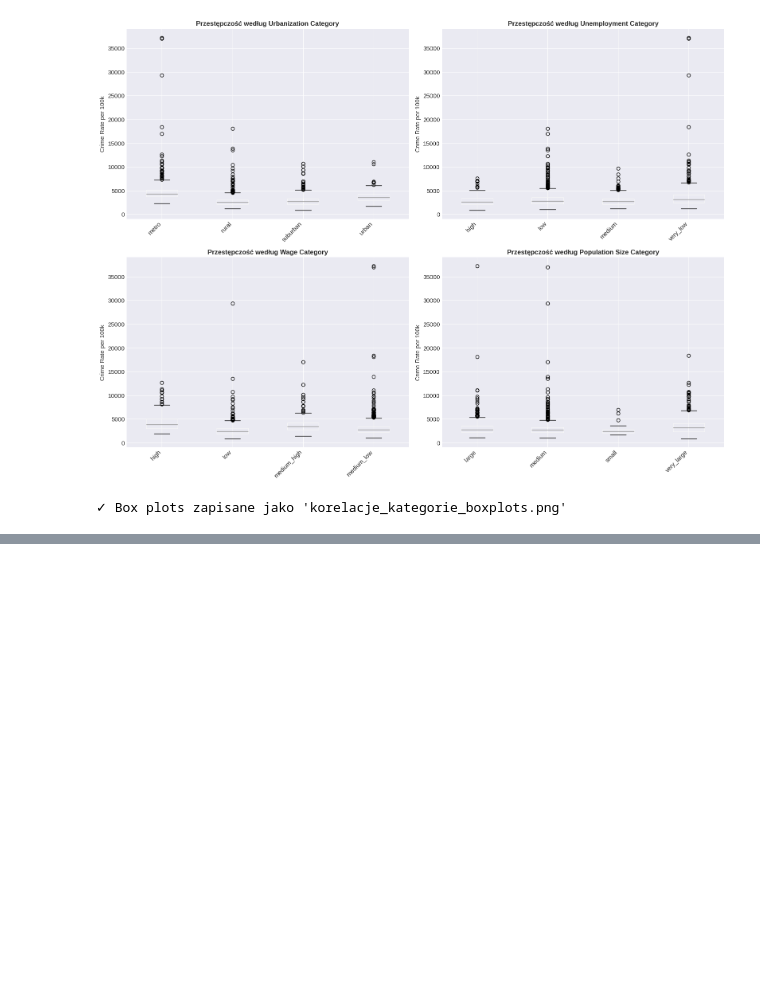
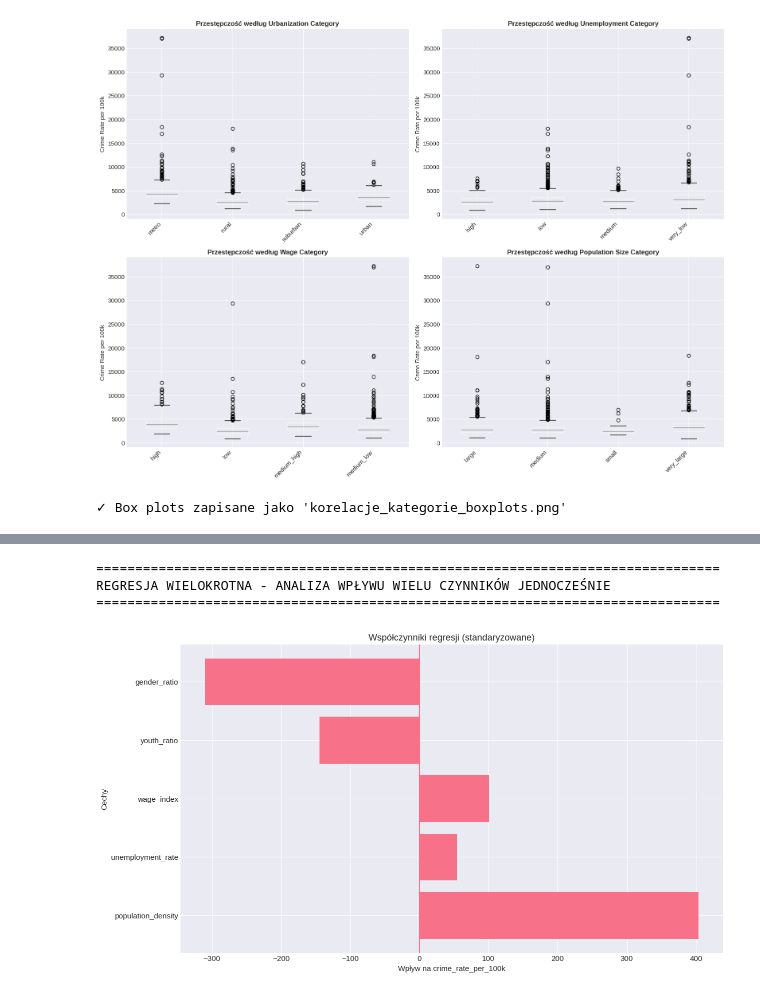
Before and after one commit to imizgun/polish-crimes-eda, a Jupyter notebook: polish_crimes_eda.ipynb, the cells around one changed output, grey strips where cells are left out. Saved outputs shown, nothing was run; the diff lists cells and outputs as text; code cells hidden in the pictures; blank space fills up the shorter version.

Commit message:
multi line regression, random tree & crime map

```diff
--- a/polish_crimes_eda.ipynb
+++ b/polish_crimes_eda.ipynb
@@ -801,0 +826,44 @@ print("="*80)
+# %%
+print("="*80)
+print("REGRESJA WIELOKROTNA - ANALIZA WPŁYWU WIELU CZYNNIKÓW JEDNOCZEŚNIE")
+print("="*80)
+
+features = [
+    "population_density",
+    "unemployment_rate",
+    "wage_index",
+    "youth_ratio",
+    "gender_ratio"
+]
+
+X = df_ml_ready[features]
+y = df_ml_ready["crime_rate_per_100k"]
+
+# Standaryzacja cech
+scaler = StandardScaler()
+X_scaled = scaler.fit_transform(X)
+
+X_scaled = sm.add_constant(X_scaled)
+
+model = sm.OLS(y, X_scaled).fit()
+# %% [output]
+================================================================================
+REGRESJA WIELOKROTNA - ANALIZA WPŁYWU WIELU CZYNNIKÓW JEDNOCZEŚNIE
+================================================================================
+# %%
+coef_df = pd.DataFrame({
+    "feature": ["const"] + features,
+    "coefficient": model.params
+})
+
+coef_df = coef_df[coef_df["feature"] != "const"]
+
+plt.figure()
+plt.barh(coef_df["feature"], coef_df["coefficient"])
+plt.axvline(0)
+plt.title("Współczynniki regresji (standaryzowane)")
+plt.xlabel("Wpływ na crime_rate_per_100k")
+plt.ylabel("Cechy")
+plt.show()
+# %% [output]
+[figure, added]
```
Also changed, not shown: parts of 12 cells of this notebook, 6 other files.
